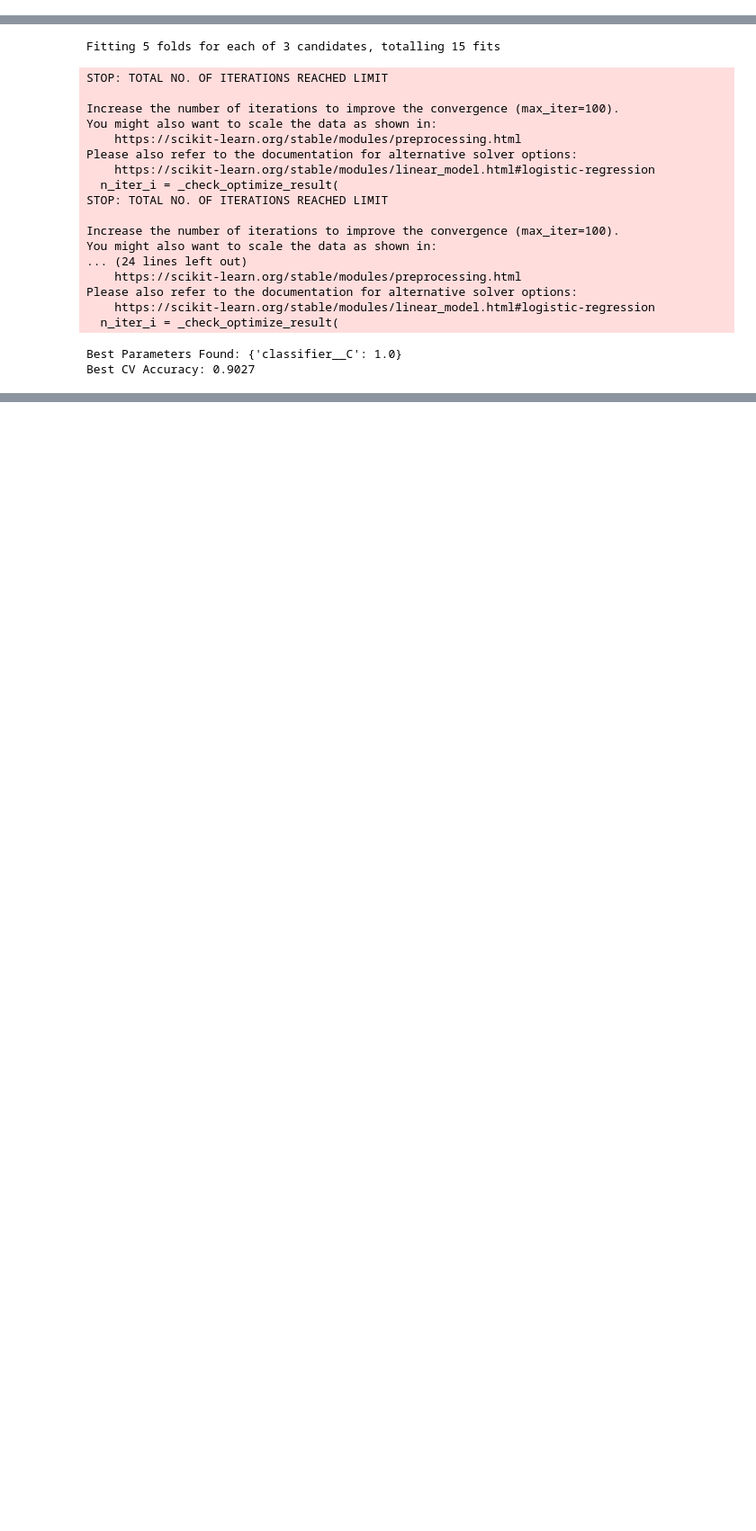
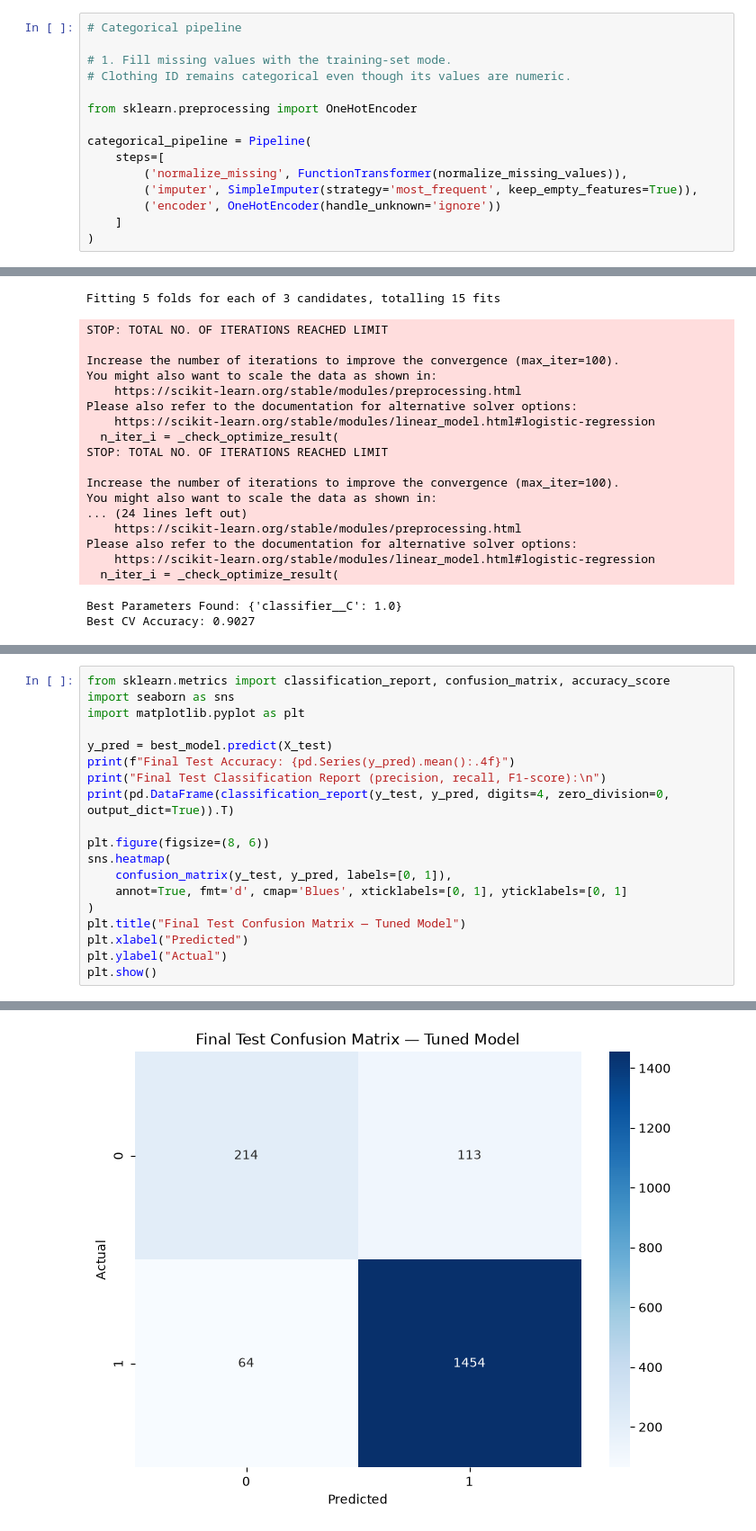
Before and after one commit to TemitopeAsama/style-sense, a Jupyter notebook: starter/starter.ipynb, the cells around one changed output, grey strips where cells are left out. Shown at 90% size. Cells and saved outputs as stored; diff of their text form; blank space fills up the shorter version.

```diff
--- a/starter/starter.ipynb
+++ b/starter/starter.ipynb
@@ -258,3 +253,18 @@ categorical_pipeline = Pipeline(
+# %%
+# Categorical pipeline
+
+# 1. Fill missing values with the training-set mode.
+# Clothing ID remains categorical even though its values are numeric.
+
+from sklearn.preprocessing import OneHotEncoder
+
+categorical_pipeline = Pipeline(
+    steps=[
+        ('normalize_missing', FunctionTransformer(normalize_missing_values)),
+        ('imputer', SimpleImputer(strategy='most_frequent', keep_empty_features=True)),
+        ('encoder', OneHotEncoder(handle_unknown='ignore'))
+    ]
+)
 # %%
 # Text Processing Pipeline
 
@@ -427,0 +423,20 @@ Best CV Accuracy: 0.9027
+# %%
+from sklearn.metrics import classification_report, confusion_matrix, accuracy_score
+import seaborn as sns
+import matplotlib.pyplot as plt
+
+y_pred = best_model.predict(X_test)
+print(f"Final Test Accuracy: {pd.Series(y_pred).mean():.4f}")
+print("Final Test Classification Report (precision, recall, F1-score):\n")
+print(pd.DataFrame(classification_report(y_test, y_pred, digits=4, zero_division=0, output_dict=True)).T)
+
+plt.figure(figsize=(8, 6))
+sns.heatmap(
+    confusion_matrix(y_test, y_pred, labels=[0, 1]),
+    annot=True, fmt='d', cmap='Blues', xticklabels=[0, 1], yticklabels=[0, 1]
+)
+plt.title("Final Test Confusion Matrix — Tuned Model")
+plt.xlabel("Predicted")
+plt.ylabel("Actual")
+plt.show()
+# %% [output]
@@ -427,0 +452 @@ Best CV Accuracy: 0.9027
+[figure, added]
```
Also changed, not shown: parts of 15 cells of this notebook, 1 other file.
